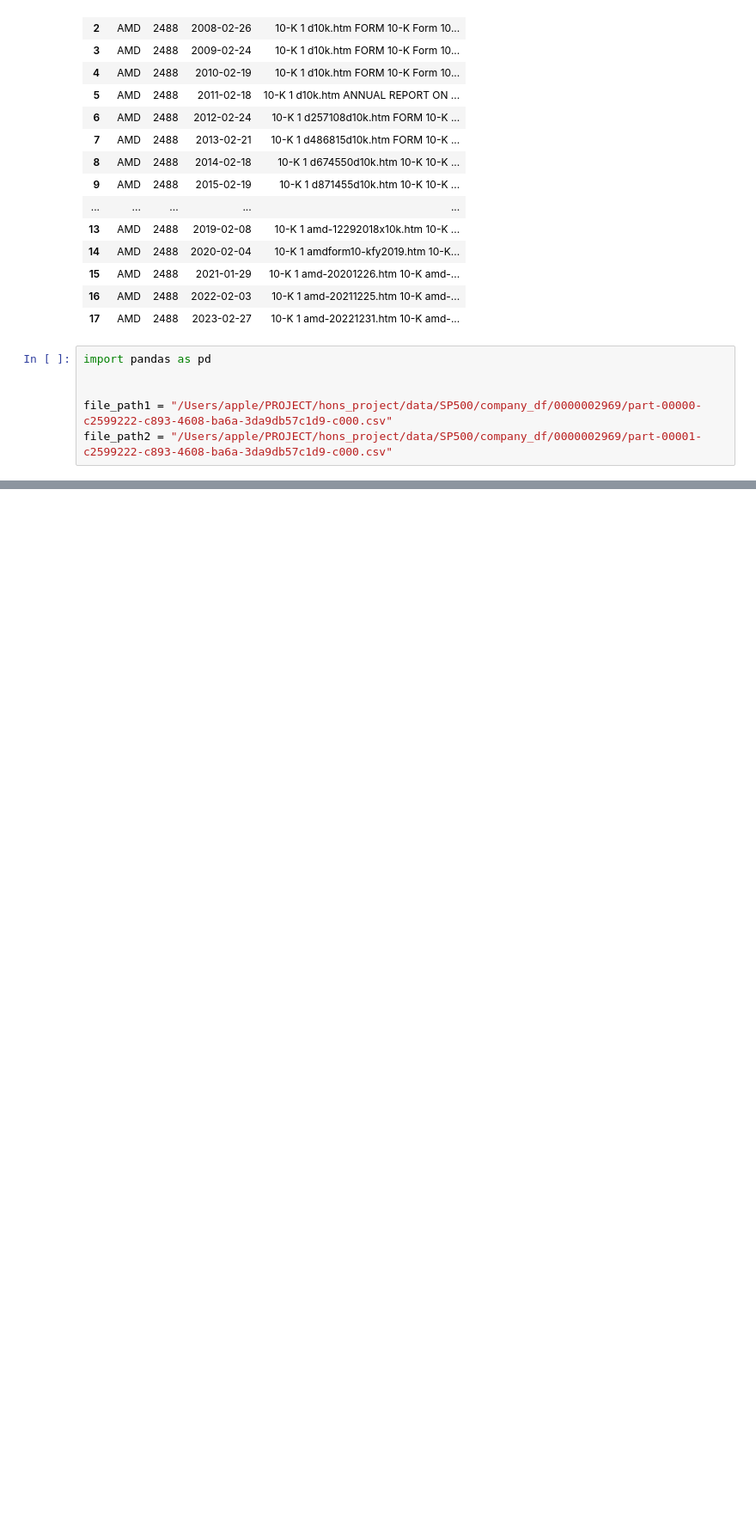
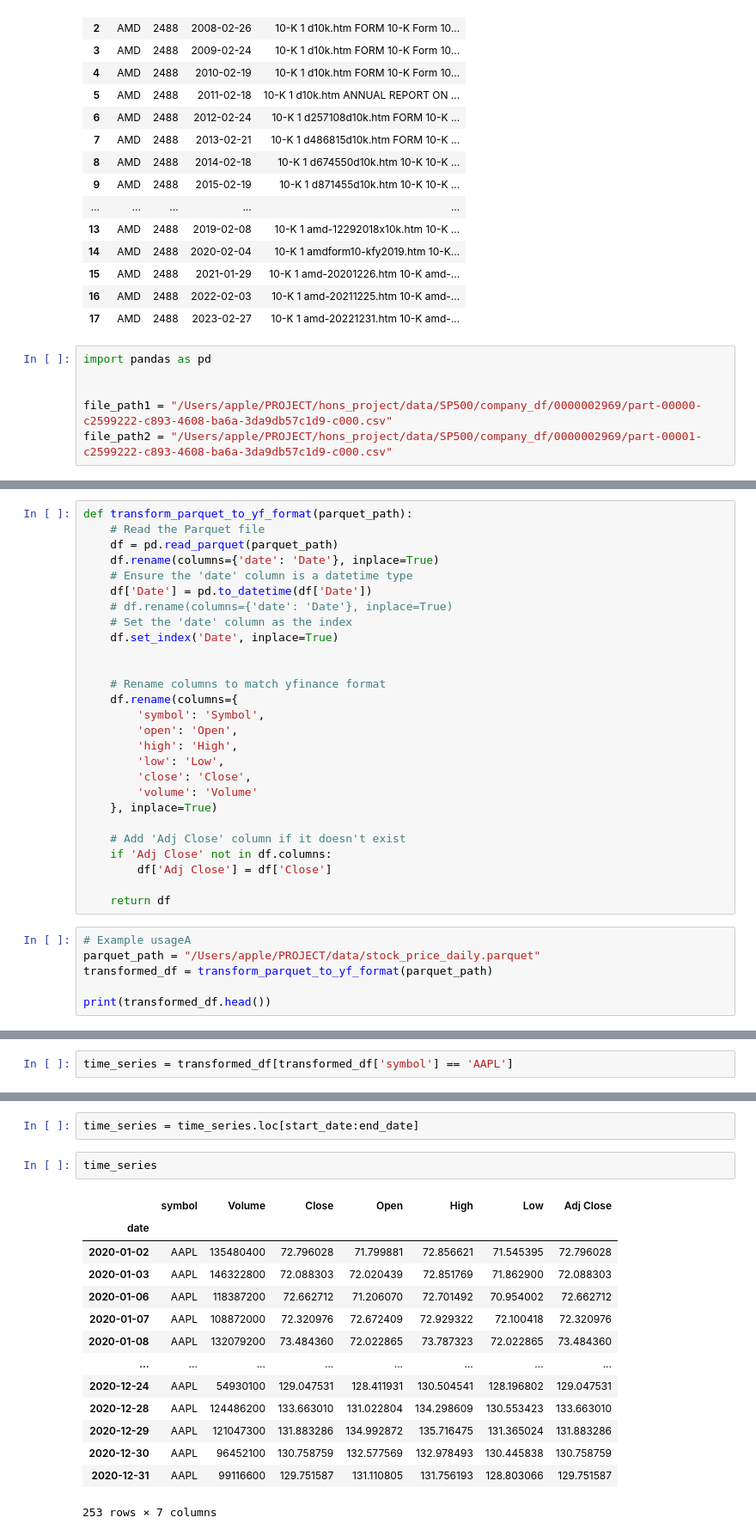
Before and after one commit to 007seann/Generation-of-Supervised-Sentiment-Metrics-for-Return-and-Volatility-Prediction-from-10-K-Filings, a Jupyter notebook: scaleUp/test.ipynb, the cells around one changed output, grey strips where cells are left out. Shown at 86% size. Cells and saved outputs as stored; diff of their text form; blank space fills up the shorter version.

```diff
--- a/scaleUp/test.ipynb
+++ b/scaleUp/test.ipynb
@@ -151,0 +283,33 @@ df
+# %%
+def transform_parquet_to_yf_format(parquet_path):
+    # Read the Parquet file
+    df = pd.read_parquet(parquet_path)
+    df.rename(columns={'date': 'Date'}, inplace=True)
+    # Ensure the 'date' column is a datetime type
+    df['Date'] = pd.to_datetime(df['Date'])
+    # df.rename(columns={'date': 'Date'}, inplace=True)
+    # Set the 'date' column as the index
+    df.set_index('Date', inplace=True)
+
+
+    # Rename columns to match yfinance format
+    df.rename(columns={
+        'symbol': 'Symbol',
+        'open': 'Open',
+        'high': 'High',
+        'low': 'Low',
+        'close': 'Close',
+        'volume': 'Volume'
+    }, inplace=True)
+
+    # Add 'Adj Close' column if it doesn't exist
+    if 'Adj Close' not in df.columns:
+        df['Adj Close'] = df['Close']
+
+    return df
+# %%
+# Example usageA
+parquet_path = "/Users/apple/PROJECT/data/stock_price_daily.parquet"
+transformed_df = transform_parquet_to_yf_format(parquet_path)
+
+print(transformed_df.head())
@@ -151,0 +332,2 @@ df
+# %%
+time_series = transformed_df[transformed_df['symbol'] == 'AAPL']
@@ -151,0 +360,19 @@ df
+# %%
+time_series = time_series.loc[start_date:end_date]
+# %%
+time_series
+# %% [output]
+|  | symbol | Volume | Close | Open | High | Low | Adj Close |
+| date |  |  |  |  |  |  |  |
+| 2020-01-02 | AAPL | 135480400 | 72.796028 | 71.799881 | 72.856621 | 71.545395 | 72.796028 |
+| 2020-01-03 | AAPL | 146322800 | 72.088303 | 72.020439 | 72.851769 | 71.862900 | 72.088303 |
+| 2020-01-06 | AAPL | 118387200 | 72.662712 | 71.206070 | 72.701492 | 70.954002 | 72.662712 |
+| 2020-01-07 | AAPL | 108872000 | 72.320976 | 72.672409 | 72.929322 | 72.100418 | 72.320976 |
+| 2020-01-08 | AAPL | 132079200 | 73.484360 | 72.022865 | 73.787323 | 72.022865 | 73.484360 |
+| ... | ... | ... | ... | ... | ... | ... | ... |
+| 2020-12-24 | AAPL | 54930100 | 129.047531 | 128.411931 | 130.504541 | 128.196802 | 129.047531 |
+| 2020-12-28 | AAPL | 124486200 | 133.663010 | 131.022804 | 134.298609 | 130.553423 | 133.663010 |
+| 2020-12-29 | AAPL | 121047300 | 131.883286 | 134.992872 | 135.716475 | 131.365024 | 131.883286 |
+| 2020-12-30 | AAPL | 96452100 | 130.758759 | 132.577569 | 132.978493 | 130.445838 | 130.758759 |
+| 2020-12-31 | AAPL | 99116600 | 129.751587 | 131.110805 | 131.756193 | 128.803066 | 129.751587 |
+253 rows × 7 columns
```
Also changed, not shown: parts of 14 cells of this notebook, 25 other files.
